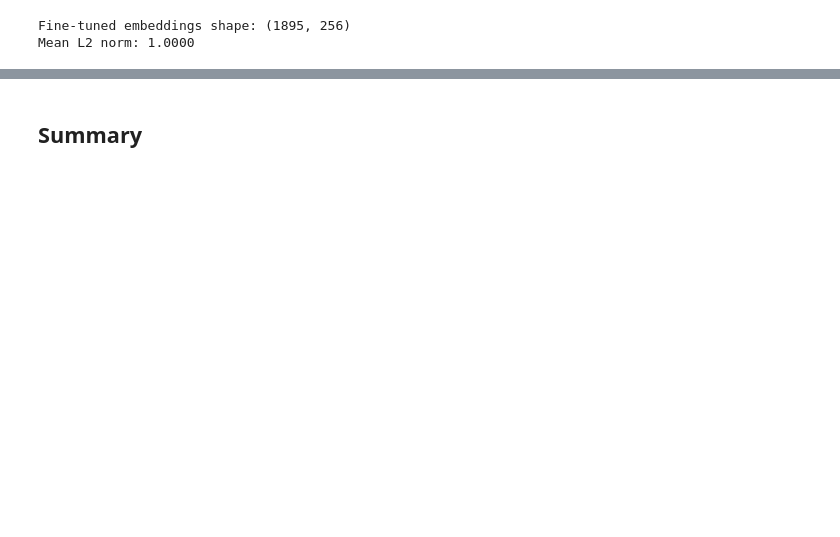
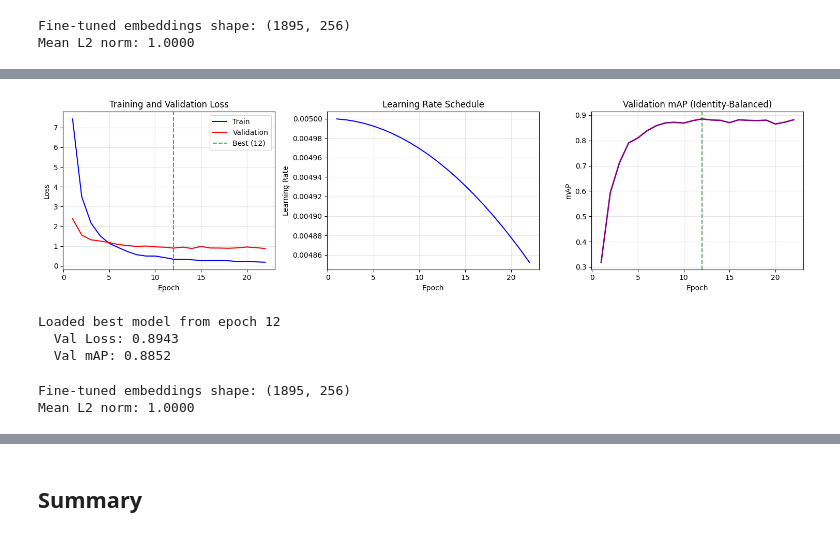
Before and after one commit to CarloColumbo/Kaggle-Competition-Jaguar-Re-identification, a Jupyter notebook: notebooks/07_class_balance.ipynb, the cells around one changed output, grey strips where cells are left out. Saved outputs shown, nothing was run; the diff lists cells and outputs as text; code cells hidden in the pictures; blank space fills up the shorter version.

Commit message:
add class balance

```diff
--- a/notebooks/07_class_balance.ipynb
+++ b/notebooks/07_class_balance.ipynb
@@ -806,0 +905,10 @@ torch.cuda.empty_cache()
+# %%
+new_cache_path = OUTPUT_PATH / "dino_blur_new_embeddings.npz"
+
+new_embeddings = get_embeddings(
+    dino,
+    new_cache_path,
+    new_image_loader,
+    new_filenames,
+    device
+)
@@ -806,0 +971,26 @@ torch.cuda.empty_cache()
+# %%
+# Training loop
+set_seeds(config['seed'])
+checkpoint_path = CHECKPOINT_PATH / "best_model_balanced.pth"
+history, best_map, best_epoch = train_loop(
+    model,
+    new_emb_train_loader,
+    baseline_emb_val_loader,
+    criterion,
+    optimizer,
+    scheduler,
+    device,
+    name="balanced",
+    checkpoint_path=checkpoint_path,
+    num_epochs=config["num_epochs"],
+    patience=config["patience"],
+    classes=label_encoder.classes_.tolist()
+)
+
+wandb.log({
+    "final_val_mAP_balanced": best_map,
+    "best_epoch_balanced": best_epoch,
+    "total_epochs_balanced": len(history['train_loss']),
+})
+
+table.append(["Balanced", f"{best_map:.4f}", f"{len(history['train_loss'])}"])
@@ -806,0 +1070,36 @@ torch.cuda.empty_cache()
+# %%
+# Plot training curves
+fig = plot_history(history, best_epoch)
+plt.savefig(CHECKPOINT_PATH / 'training_curves_balanced.png', dpi=150, bbox_inches='tight')
+plt.show()
+
+# Log to W&B
+wandb.log({"training_curves_balanced": wandb.Image(fig)})
+# %% [output]
+[figure, added]
+# %%
+# Load best model
+checkpoint = torch.load(checkpoint_path, map_location=device, weights_only=False)
+model.load_state_dict(checkpoint['model_state_dict'])
+model.eval()
+
+print(f"Loaded best model from epoch {checkpoint['epoch']}")
+print(f"  Val Loss: {checkpoint['val_loss']:.4f}")
+print(f"  Val mAP: {checkpoint['val_map']:.4f}")
+# %% [output]
+Loaded best model from epoch 12
+  Val Loss: 0.8943
+  Val mAP: 0.8852
+# %%
+# Extract fine-tuned embeddings for training data
+model.eval()
+with torch.no_grad():
+    train_tensor = torch.FloatTensor(baseline_embeddings).to(device)
+    finetuned_embeddings = model(train_tensor).cpu().numpy()
+    finetuned_embeddings = finetuned_embeddings / np.linalg.norm(finetuned_embeddings, axis=1, keepdims=True)
+
+print(f"Fine-tuned embeddings shape: {finetuned_embeddings.shape}")
+print(f"Mean L2 norm: {np.linalg.norm(finetuned_embeddings, axis=1).mean():.4f}")
+# %% [output]
+Fine-tuned embeddings shape: (1895, 256)
+Mean L2 norm: 1.0000
```
Also changed, not shown: parts of 31 cells of this notebook.
